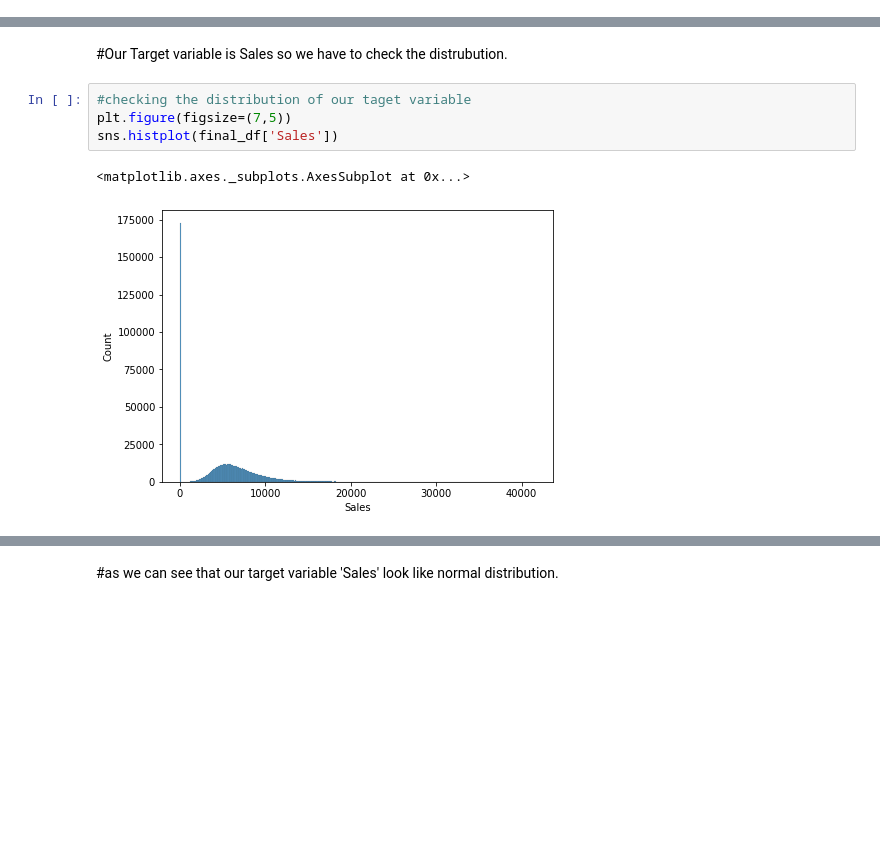
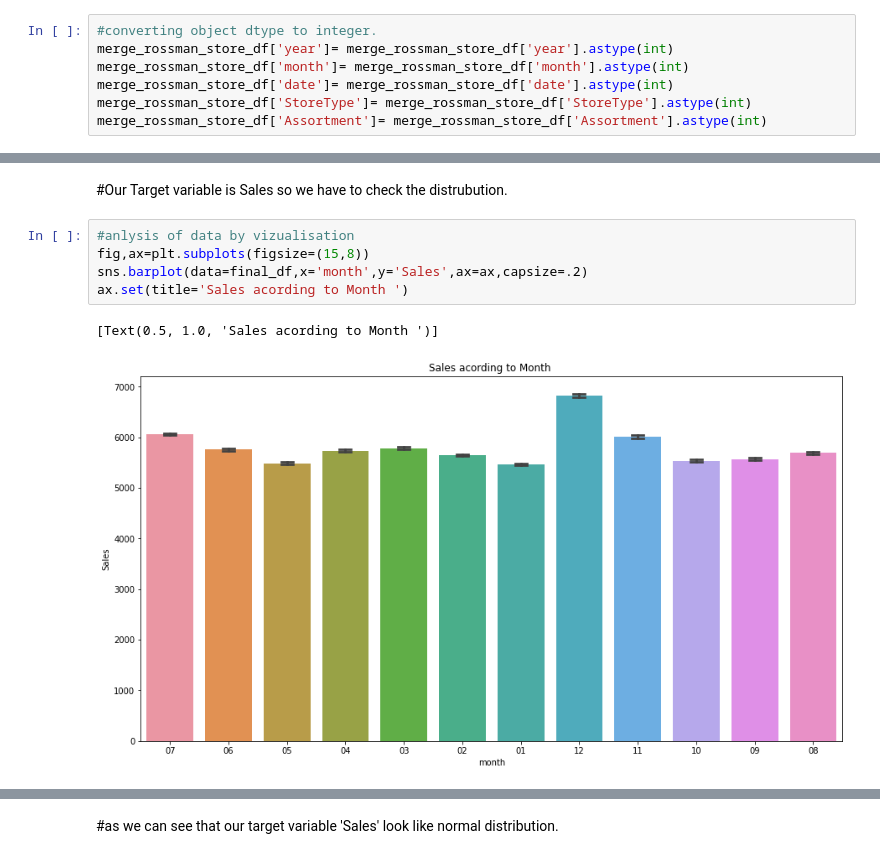
Before and after one commit to Lovejeet-Singh-31/Retail-Sales-Prediction, a Jupyter notebook: Rossmann_Sales_Prediction_Capstone_Project.ipynb, the cells around one changed output, grey strips where cells are left out. Saved outputs shown, nothing was run; the diff lists cells and outputs as text; blank space fills up the shorter version.

```diff
--- a/Rossmann_Sales_Prediction_Capstone_Project.ipynb
+++ b/Rossmann_Sales_Prediction_Capstone_Project.ipynb
@@ -440,3 +448,10 @@ memory usage: 165.9+ MB
+# %%
+#converting object dtype to integer.
+merge_rossman_store_df['year']= merge_rossman_store_df['year'].astype(int)
+merge_rossman_store_df['month']= merge_rossman_store_df['month'].astype(int)
+merge_rossman_store_df['date']= merge_rossman_store_df['date'].astype(int)
+merge_rossman_store_df['StoreType']= merge_rossman_store_df['StoreType'].astype(int)
+merge_rossman_store_df['Assortment']= merge_rossman_store_df['Assortment'].astype(int)
 # %% [markdown]
 ##making a copy of our processed dataset to prevent that if we mistakenly do some change via code like inplace = true .
 # %%
@@ -455,10 +476,11 @@ final_df.head()
 | 4 | 5 | 5 | 2015-07-31 | 4822 | 559 | 1 | 1 | 1 | 0 | ... |
 # %% [markdown]
 #Our Target variable is Sales so we have to check the distrubution.
-# %%
-#checking the distribution of our taget variable
-plt.figure(figsize=(7,5))
-sns.histplot(final_df['Sales'])
-# %% [output]
-<matplotlib.axes._subplots.AxesSubplot at 0x...>
-[figure, removed]
+# %%
+#anlysis of data by vizualisation
+fig,ax=plt.subplots(figsize=(15,8))
+sns.barplot(data=final_df,x='month',y='Sales',ax=ax,capsize=.2)
+ax.set(title='Sales acording to Month ')
+# %% [output]
+[Text(0.5, 1.0, 'Sales acording to Month ')]
+[figure, added]
```
Also changed, not shown: parts of 42 cells of this notebook.
